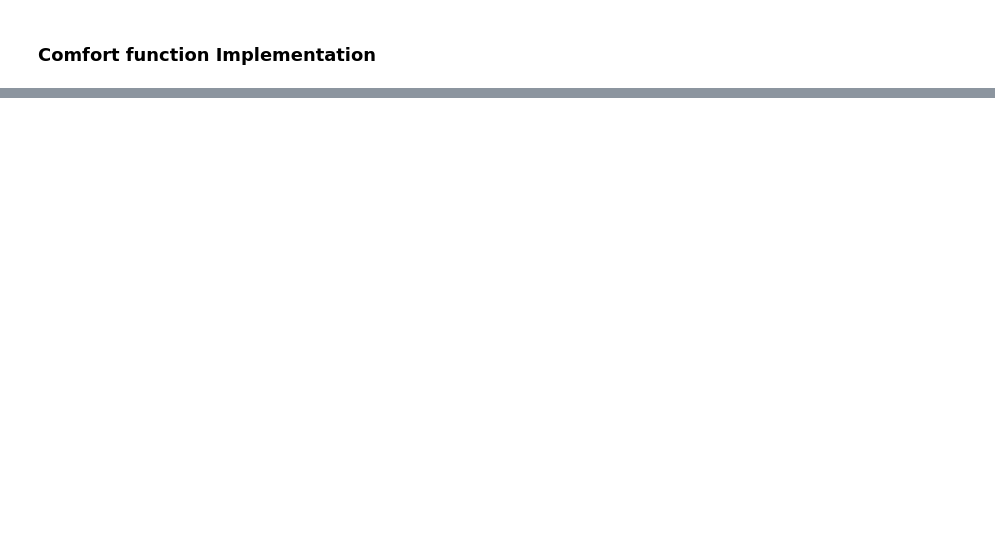
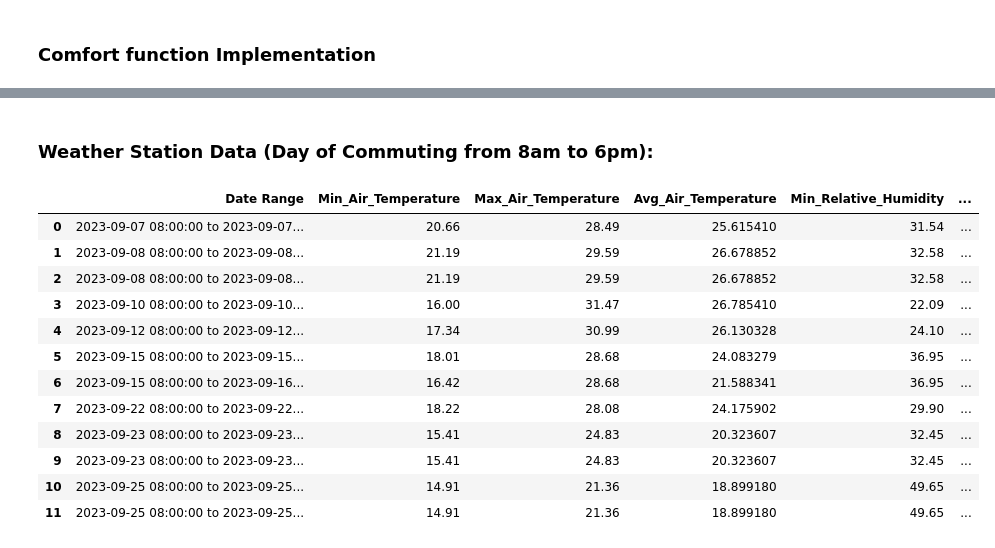
Before and after one commit to tomarp/COC-D, a Jupyter notebook: code/notebook_S01.ipynb, the cells around one changed output, grey strips where cells are left out. Cells and saved outputs as stored; diff of their text form; code cells hidden in the pictures; blank space fills up the shorter version.

```diff
--- a/code/notebook_S01.ipynb
+++ b/code/notebook_S01.ipynb
@@ -839,0 +539,65 @@ predictions_encoded[:5], accuracy_encoded
+# %% [markdown]
+### Weather Station Data (Day of Commuting from 8am to 6pm):
+# %%
+import pandas as pd
+
+# Load the data from the provided Excel file
+file_path = 'C:/Users/Tomar/dev/datasets/weather_summer2023.xlsx'
+data = pd.read_excel(file_path)
+
+# Convert the 'Data' column to datetime format
+data['Data'] = pd.to_datetime(data['Data'])
+
+# Define the date ranges as given in the task
+date_ranges = [
+    ('2023-09-07 08:00:00', '2023-09-07 18:00:00'),
+    ('2023-09-08 08:00:00', '2023-09-08 18:00:00'),
+    ('2023-09-08 08:00:00', '2023-09-08 18:00:00'),
+    ('2023-09-10 08:00:00', '2023-09-10 18:00:00'),
+    ('2023-09-12 08:00:00', '2023-09-12 18:00:00'),
+    ('2023-09-15 08:00:00', '2023-09-15 18:00:00'),
+    ('2023-09-15 08:00:00', '2023-09-16 18:00:00'),
+    ('2023-09-22 08:00:00', '2023-09-22 18:00:00'),
+    ('2023-09-23 08:00:00', '2023-09-23 18:00:00'),
+    ('2023-09-23 08:00:00', '2023-09-23 18:00:00'),
+    ('2023-09-25 08:00:00', '2023-09-25 18:00:00'),
+    ('2023-09-25 08:00:00', '2023-09-25 18:00:00')
+]
+
+# Initialize a list to store statistics for each day
+daily_statistics = []
+
+# Calculate statistics for each date range
+for start, end in date_ranges:
+    day_data = data[(data['Data'] >= start) & (data['Data'] <= end)]
+
+    stats = {
+        'Date Range': f'{start} to {end}',
+        'Min_Air_Temperature': day_data["Air Temperature Min ('C)"].min(),
+        'Max_Air_Temperature': day_data["Air Temperature Max ('C)"].max(),
+        'Avg_Air_Temperature': day_data["Air Temperature Ave ('C)"].mean(),
+        'Min_Relative_Humidity': day_data['Relative Humidity Min (%)'].min(),
+        'Max_Relative_Humidity': day_data['Relative Humidity Max (%)'].max(),
+        'Avg_Relative_Humidity': day_data['Relative Humidity Ave (%)'].mean()
+
+    }
+
+    daily_statistics.append(stats)
+
+# Convert the results to a DataFrame for better readability
+daily_statistics_df = pd.DataFrame(daily_statistics)
+daily_statistics_df
+# %% [output]
+|  | Date Range | Min_Air_Temperature | Max_Air_Temperature | Avg_Air_Temperature | Min_Relative_Humidity | ... |
+| 0 | 2023-09-07 08:00:00 to 2023-09-07... | 20.66 | 28.49 | 25.615410 | 31.54 | ... |
+| 1 | 2023-09-08 08:00:00 to 2023-09-08... | 21.19 | 29.59 | 26.678852 | 32.58 | ... |
+| 2 | 2023-09-08 08:00:00 to 2023-09-08... | 21.19 | 29.59 | 26.678852 | 32.58 | ... |
+| 3 | 2023-09-10 08:00:00 to 2023-09-10... | 16.00 | 31.47 | 26.785410 | 22.09 | ... |
+| 4 | 2023-09-12 08:00:00 to 2023-09-12... | 17.34 | 30.99 | 26.130328 | 24.10 | ... |
+| 5 | 2023-09-15 08:00:00 to 2023-09-15... | 18.01 | 28.68 | 24.083279 | 36.95 | ... |
+| 6 | 2023-09-15 08:00:00 to 2023-09-16... | 16.42 | 28.68 | 21.588341 | 36.95 | ... |
+| 7 | 2023-09-22 08:00:00 to 2023-09-22... | 18.22 | 28.08 | 24.175902 | 29.90 | ... |
+| 8 | 2023-09-23 08:00:00 to 2023-09-23... | 15.41 | 24.83 | 20.323607 | 32.45 | ... |
+| 9 | 2023-09-23 08:00:00 to 2023-09-23... | 15.41 | 24.83 | 20.323607 | 32.45 | ... |
+| 10 | 2023-09-25 08:00:00 to 2023-09-25... | 14.91 | 21.36 | 18.899180 | 49.65 | ... |
+| 11 | 2023-09-25 08:00:00 to 2023-09-25... | 14.91 | 21.36 | 18.899180 | 49.65 | ... |
```
Also changed, not shown: parts of 48 cells of this notebook, 1 other file.
